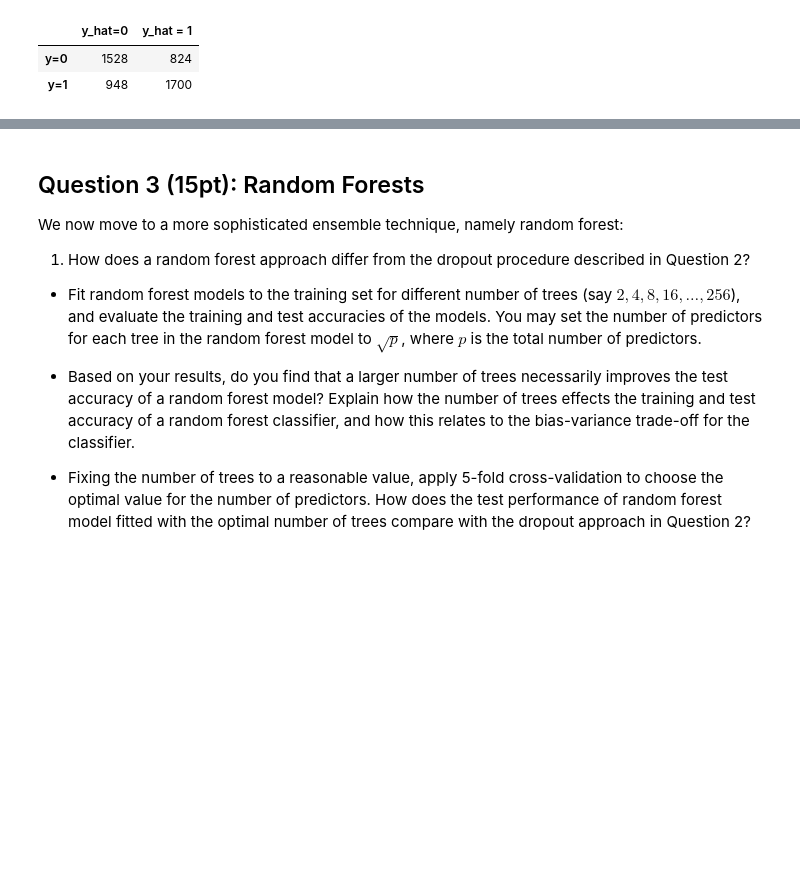
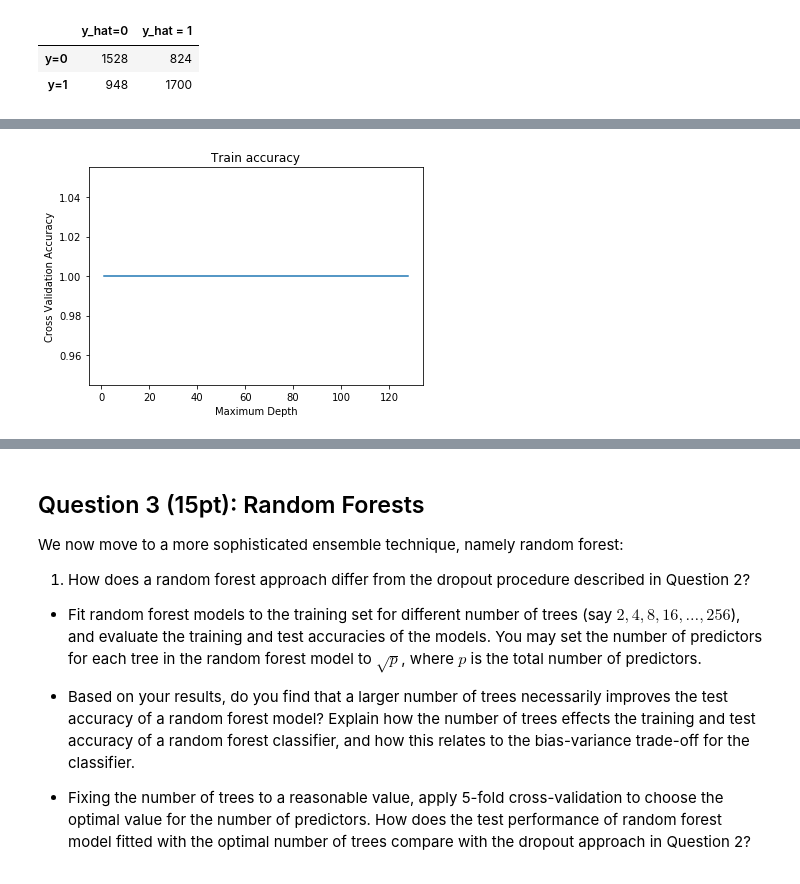
Before and after one commit to HeyItsRiddhi/DSFinalProject, a Jupyter notebook: HW8/cs109_hw8.ipynb, the cells around one changed output, grey strips where cells are left out. Drawn from its saved outputs; the diff is of its cells as text; code cells hidden in the pictures; blank space fills up the shorter version.

```diff
--- a/HW8/cs109_hw8.ipynb
+++ b/HW8/cs109_hw8.ipynb
@@ -166,0 +175,21 @@ dropout_function_forest(100, 0.5)
+# %%
+## Apply the dropout procedure with p=0.5p=0.5 for different number of trees (say 2,4,8,16,…,2562,4,8,16,…,256 ),
+values = []
+test_accuracy = []
+train_accuracy = []
+beta = [2**x for x in range(8)]
+beta_value = []
+for i, v in enumerate(beta):
+    y = dropout_function_forest(v, 0.5)
+    values.append(y)
+    test_accuracy.append(y[0])
+    train_accuracy.append(y[1])
+    beta_value.append(v)
+# %%
+plt.plot(beta_value, train_accuracy)
+plt.ylabel("Cross Validation Accuracy")
+plt.xlabel("Maximum Depth")
+plt.title("Train accuracy")
+plt.show()
+# %% [output]
+[figure, added]
```
Also changed, not shown: parts of 17 cells of this notebook.
